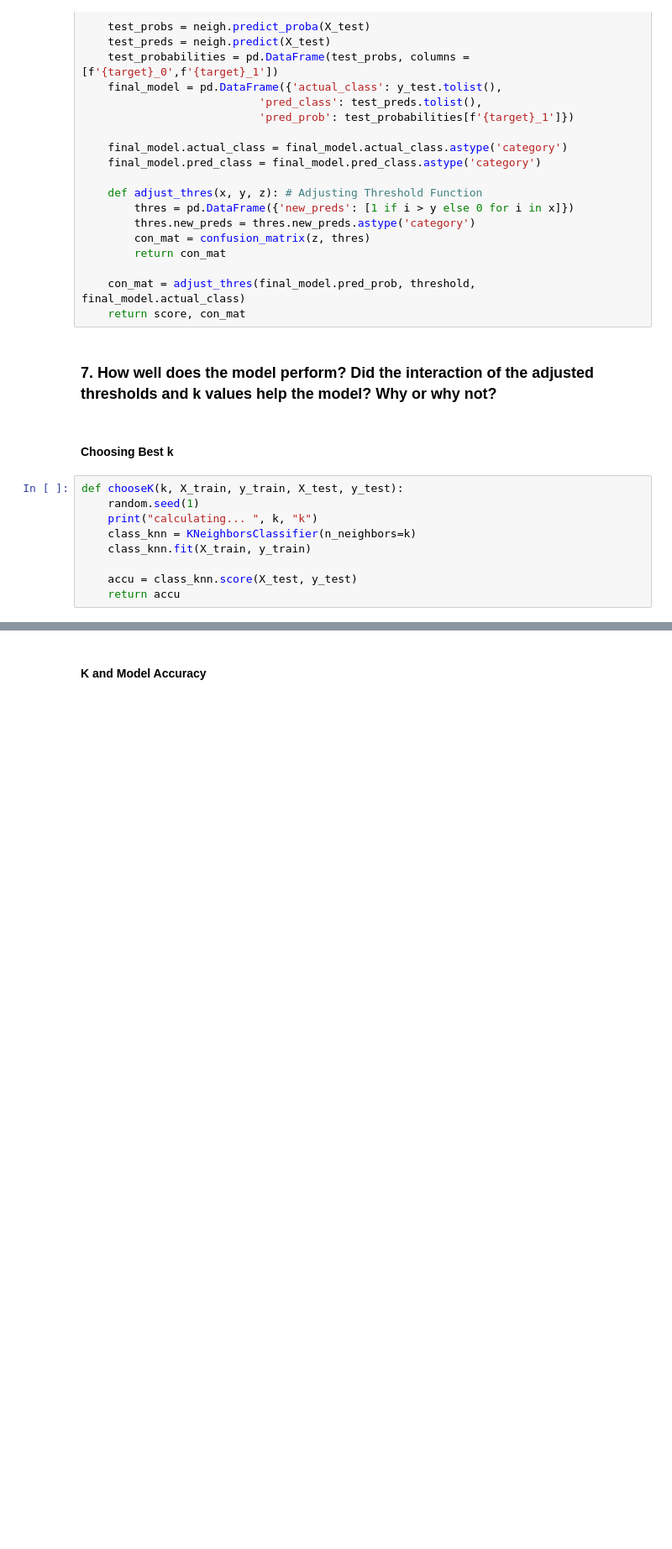
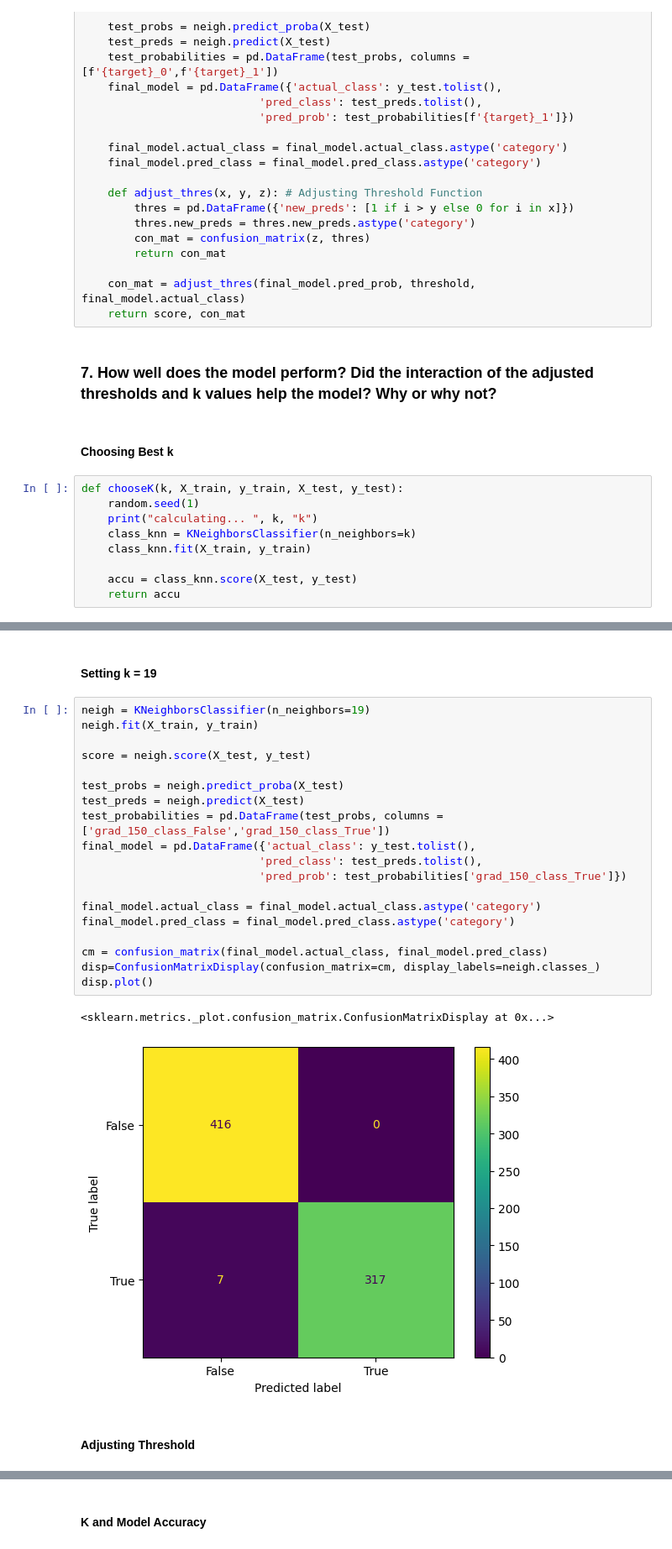
Before and after one commit to PatrickHo718/DS-3021, a Jupyter notebook: 06_ML_Concepts_II_KNN/lab5.ipynb, the cells around one changed output, grey strips where cells are left out. Shown at 84% size. Drawn from its saved outputs; the diff is of its cells as text; blank space fills up the shorter version.

```diff
--- a/06_ML_Concepts_II_KNN/lab5.ipynb
+++ b/06_ML_Concepts_II_KNN/lab5.ipynb
@@ -379,0 +388,26 @@ def chooseK(k, X_train, y_train, X_test, y_test):
+# %% [markdown]
+#### Setting k = 19
+# %%
+neigh = KNeighborsClassifier(n_neighbors=19)
+neigh.fit(X_train, y_train)
+
+score = neigh.score(X_test, y_test)
+
+test_probs = neigh.predict_proba(X_test)
+test_preds = neigh.predict(X_test)
+test_probabilities = pd.DataFrame(test_probs, columns = ['grad_150_class_False','grad_150_class_True'])
+final_model = pd.DataFrame({'actual_class': y_test.tolist(),
+                           'pred_class': test_preds.tolist(),
+                           'pred_prob': test_probabilities['grad_150_class_True']})
+
+final_model.actual_class = final_model.actual_class.astype('category')
+final_model.pred_class = final_model.pred_class.astype('category')
+
+cm = confusion_matrix(final_model.actual_class, final_model.pred_class)
+disp=ConfusionMatrixDisplay(confusion_matrix=cm, display_labels=neigh.classes_)
+disp.plot()
+# %% [output]
+<sklearn.metrics._plot.confusion_matrix.ConfusionMatrixDisplay at 0x...>
+[figure, added]
+# %% [markdown]
+#### Adjusting Threshold
```
Also changed, not shown: parts of 15 cells of this notebook.
